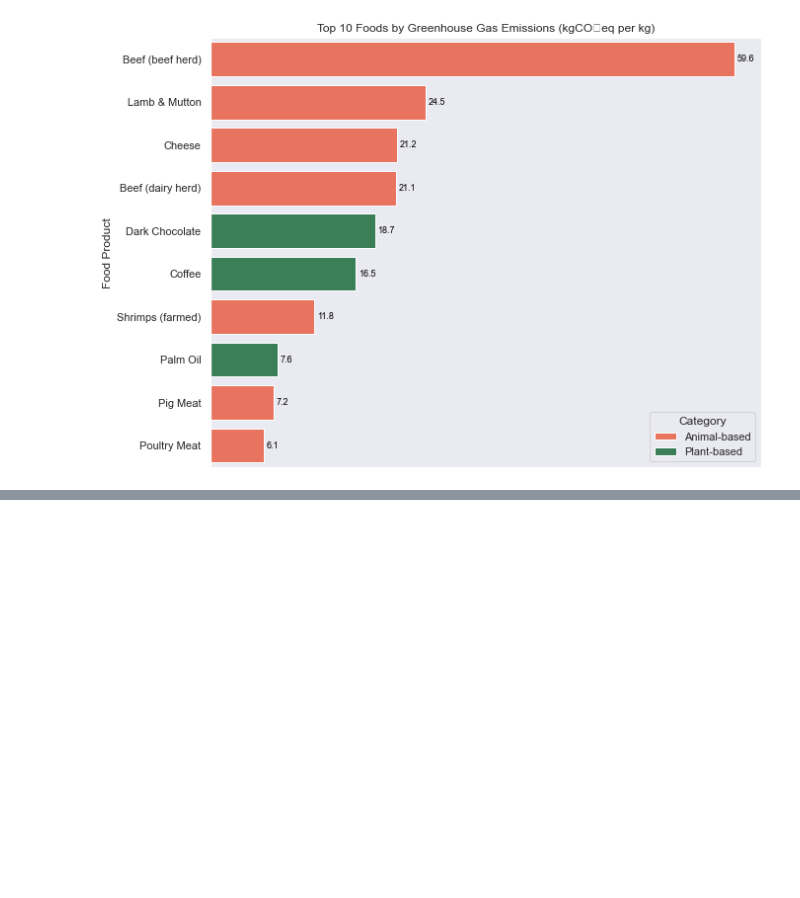
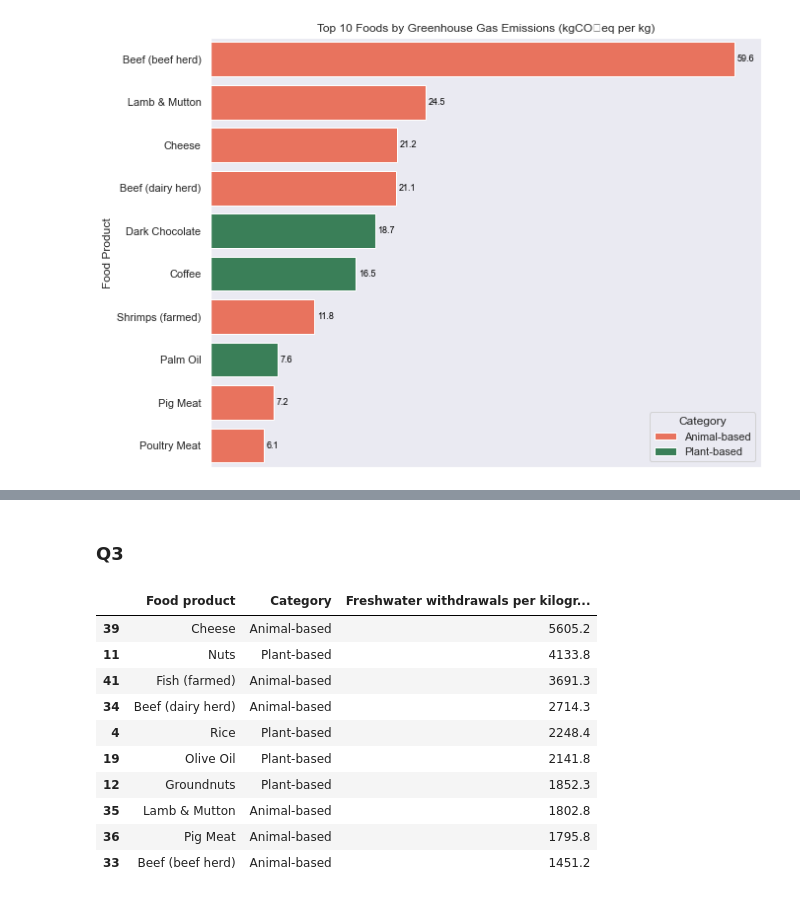
Before and after one commit to courtneyletsa/food_production, a Jupyter notebook: Environmental Impact of Food Production Analysis.ipynb, the cells around one changed output, grey strips where cells are left out. Drawn from its saved outputs; the diff is of its cells as text; code cells hidden in the pictures; blank space fills up the shorter version.

```diff
--- a/Environmental Impact of Food Production Analysis.ipynb
+++ b/Environmental Impact of Food Production Analysis.ipynb
@@ -223,0 +278,28 @@ plt.show()
+# %% [markdown]
+### Q3
+# %%
+# Select relevant columns
+water_use = df[["Food product", "Category", "Freshwater withdrawals per kilogram (liters per kilogram)"]]
+
+# Drop missing values
+water_use = water_use.dropna()
+
+# Sort by highest water use
+top10_water = water_use.sort_values(
+    by="Freshwater withdrawals per kilogram (liters per kilogram)",
+    ascending=False
+).head(10)
+
+top10_water
+# %% [output]
+|  | Food product | Category | Freshwater withdrawals per kilogr... |
+| 39 | Cheese | Animal-based | 5605.2 |
+| 11 | Nuts | Plant-based | 4133.8 |
+| 41 | Fish (farmed) | Animal-based | 3691.3 |
+| 34 | Beef (dairy herd) | Animal-based | 2714.3 |
+| 4 | Rice | Plant-based | 2248.4 |
+| 19 | Olive Oil | Plant-based | 2141.8 |
+| 12 | Groundnuts | Plant-based | 1852.3 |
+| 35 | Lamb & Mutton | Animal-based | 1802.8 |
+| 36 | Pig Meat | Animal-based | 1795.8 |
+| 33 | Beef (beef herd) | Animal-based | 1451.2 |
```
Also changed, not shown: parts of 13 cells of this notebook, 1 other file.
